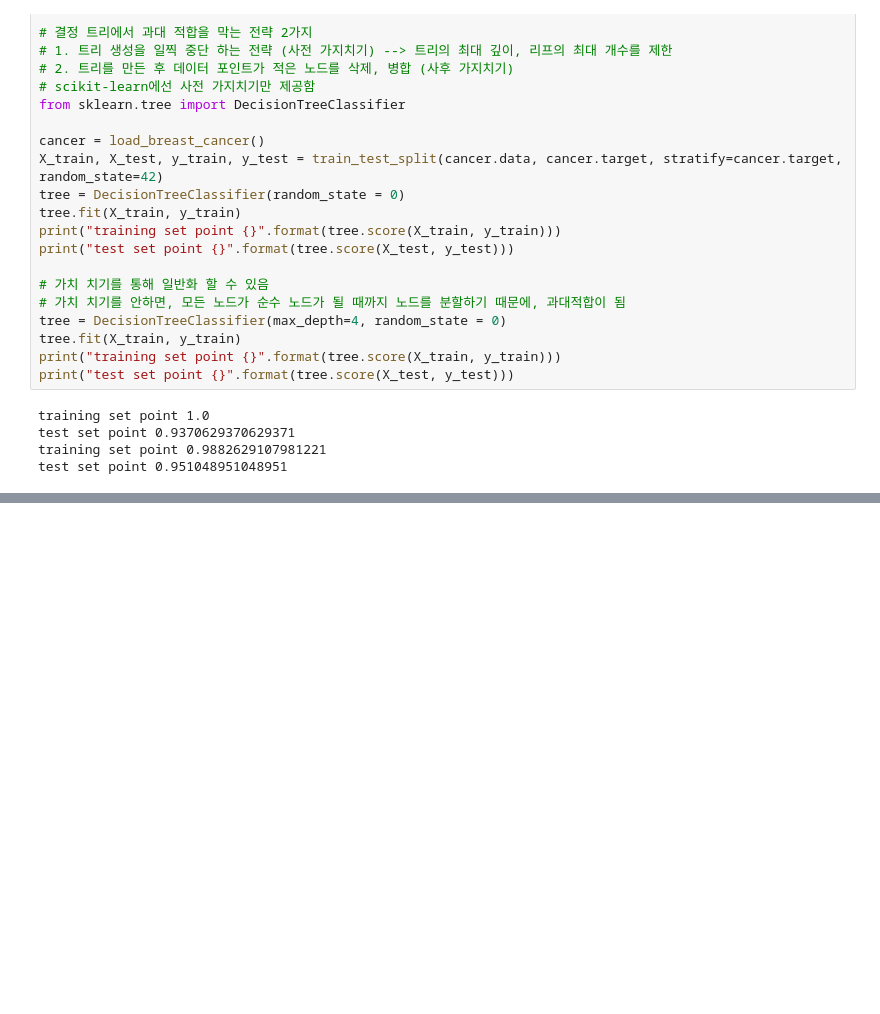
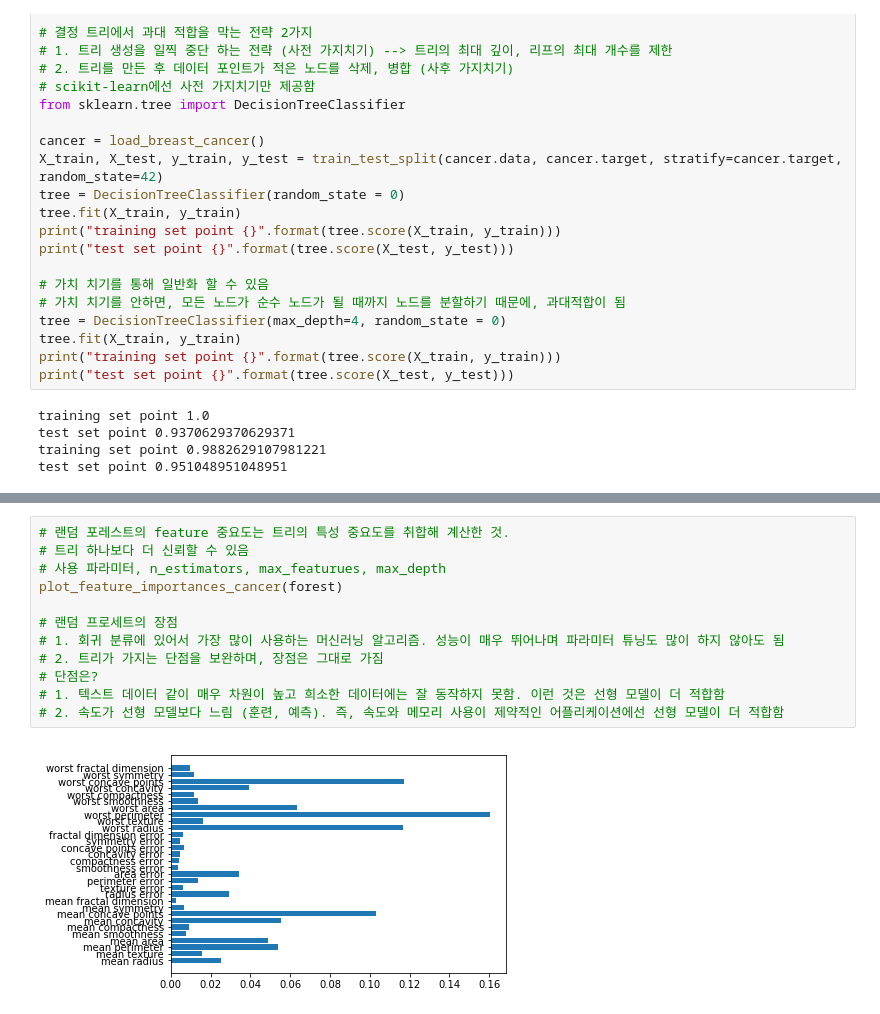
Before and after one commit to JaeGeunBang/python, a Jupyter notebook: Introduction to Machine Learning with Python/python_chapter2.ipynb, the cells around one changed output, grey strips where cells are left out. Drawn from its saved outputs; the diff is of its cells as text; blank space fills up the shorter version.

```diff
--- a/Introduction to Machine Learning with Python/python_chapter2.ipynb
+++ b/Introduction to Machine Learning with Python/python_chapter2.ipynb
@@ -419,0 +464,14 @@ Feature importances: [0. 1.]
+# %%
+# 랜덤 포레스트의 feature 중요도는 트리의 특성 중요도를 취합해 계산한 것.
+# 트리 하나보다 더 신뢰할 수 있음
+# 사용 파라미터, n_estimators, max_featurues, max_depth
+plot_feature_importances_cancer(forest)
+
+# 랜덤 프로세트의 장점
+# 1. 회귀 분류에 있어서 가장 많이 사용하는 머신러닝 알고리즘. 성능이 매우 뛰어나며 파라미터 튜닝도 많이 하지 않아도 됨
+# 2. 트리가 가지는 단점을 보완하며, 장점은 그대로 가짐
+# 단점은?
+# 1. 텍스트 데이터 같이 매우 차원이 높고 희소한 데이터에는 잘 동작하지 못함. 이런 것은 선형 모델이 더 적합함
+# 2. 속도가 선형 모델보다 느림 (훈련, 예측). 즉, 속도와 메모리 사용이 제약적인 어플리케이션에선 선형 모델이 더 적합함
+# %% [output]
+[figure, added]
```
Also changed, not shown: parts of 17 cells of this notebook.
